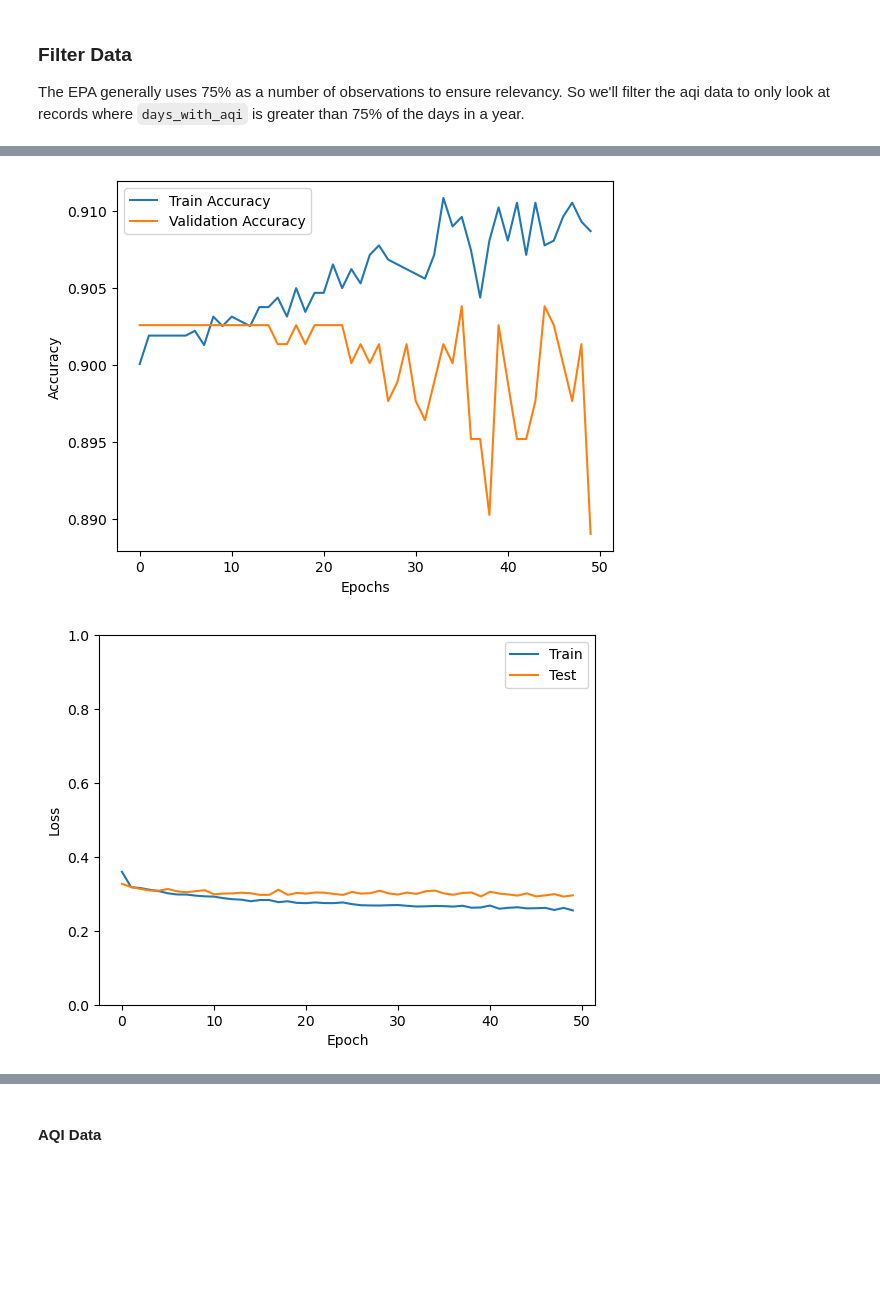
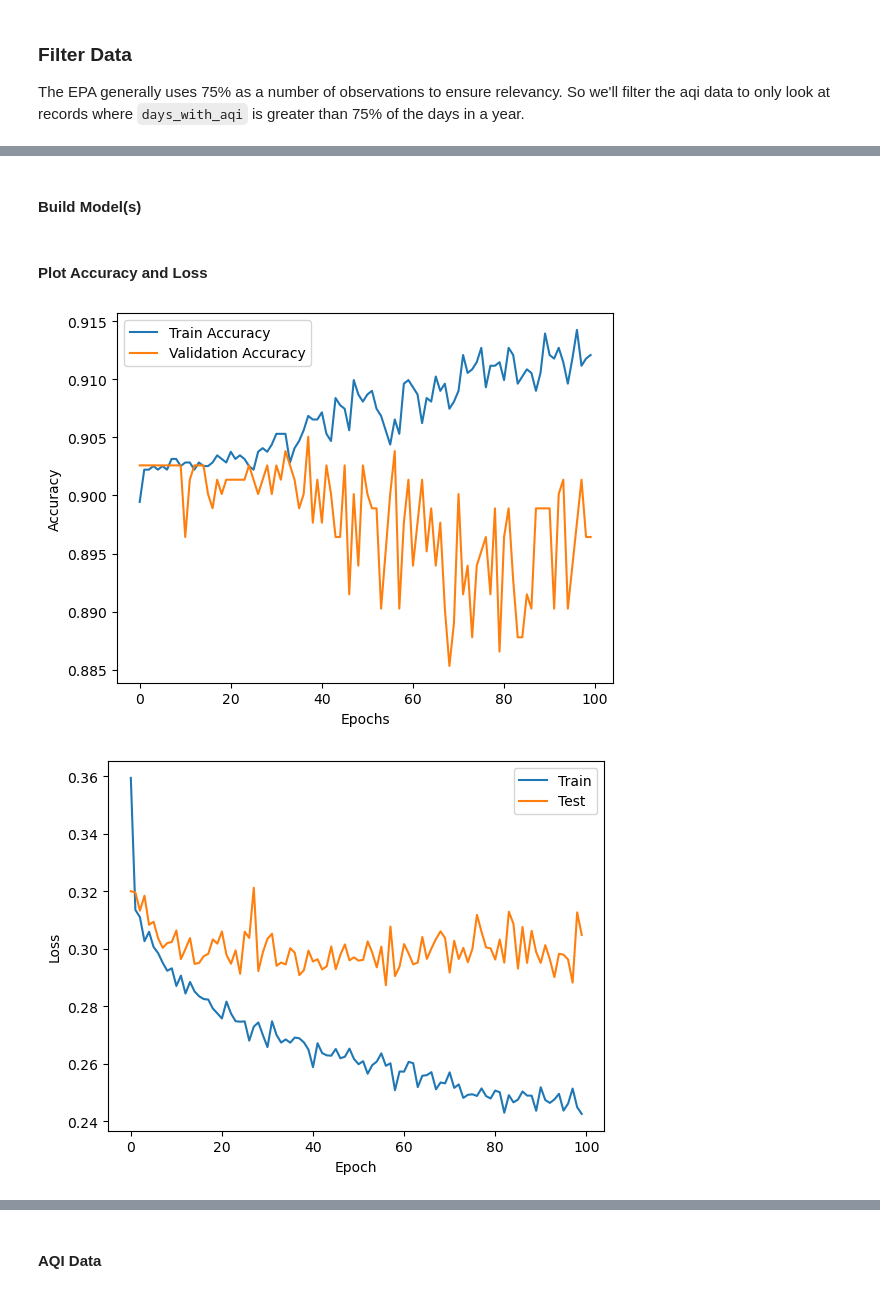
Before and after one commit to wdegraw93/low_birth_weight_vs_aqi_study, a Jupyter notebook: matt_model.ipynb, the cells around one changed output, grey strips where cells are left out. Drawn from its saved outputs; the diff is of its cells as text; code cells hidden in the pictures; blank space fills up the shorter version.

Commit message:
added modeling; saved some nn models

```diff
--- a/matt_model.ipynb
+++ b/matt_model.ipynb
@@ -63,7 +82,9 @@ y = aqi['high_rate']
 # %%
-X_train, X_test, y_train, y_test = train_test_split(X,y,
-                                                    test_size=.2,
-                                                    stratify=y,
-                                                    random_state=5)
-X_train.shape, X_test.shape, y_train.shape, y_test.shape
+X_aqi_train, X_aqi_test, y_aqi_train, y_aqi_test = \
+train_test_split(X_aqi, y_aqi,
+                 test_size=.2,
+                 stratify=y_aqi,
+                 random_state=5)
+
+X_aqi_train.shape, X_aqi_test.shape, y_aqi_train.shape, y_aqi_test.shape
 # %% [output]
@@ -77,4 +123,9 @@ train_baseline, test_baseline
 # %%
+# instantiate standardscaler
 ss = StandardScaler()
-X_train_ss = ss.fit_transform(X_train)
-X_test_ss = ss.transform(X_test)
+
+# fit_transform X train
+X_aqi_train_ss = ss.fit_transform(X_aqi_train)
+
+# transform test
+X_aqi_test_ss = ss.transform(X_aqi_test)
@@ -123,0 +132,2 @@ Epoch 50/50
+# %% [markdown]
+#### Build Model(s)
@@ -124,19 +214,29 @@ Epoch 50/50
+# %%
+# fit the model and save return as history
+aqi_nn_history = model.fit(X_aqi_train_ss,
+                           y_aqi_train,
+                           batch_size=16,
+                           epochs=100,
+                           callbacks=[best_model_saver],
+                           validation_data=(X_aqi_test_ss, y_aqi_test),
+                           verbose=0 # to cut down on notebook length
+                          )
+# %% [markdown]
+#### Plot Accuracy and Loss
 # %%
-plt.plot(history.history['accuracy'], label='Train Accuracy')
-plt.plot(history.history['val_accuracy'], label='Validation Accuracy')
+plt.plot(aqi_nn_history.history['accuracy'], label='Train Accuracy')
+plt.plot(aqi_nn_history.history['val_accuracy'], label='Validation Accuracy')
 plt.ylabel('Accuracy')
 plt.xlabel('Epochs')
 plt.legend();
 # %% [output]
-[figure, old version]
+[figure, new version]
 # %%
-# plt.figure(figsize=(8,8))
-plt.plot(history.history['loss'], label='Train')
-plt.plot(history.history['val_loss'], label='Test')
+plt.plot(aqi_nn_history.history['loss'], label='Train')
+plt.plot(aqi_nn_history.history['val_loss'], label='Test')
 plt.xlabel('Epoch')
 plt.ylabel('Loss')
-plt.ylim([0,1])
 plt.legend();
 # %% [output]
-[figure, old version]
+[figure, new version]
 # %% [markdown]
```
Also changed, not shown: parts of 46 cells of this notebook, 7 other files.
